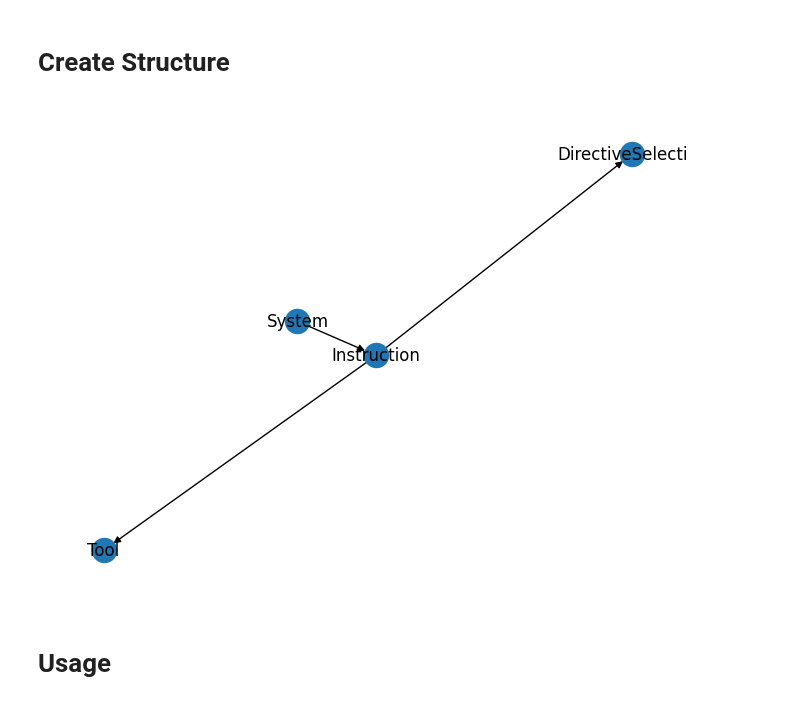
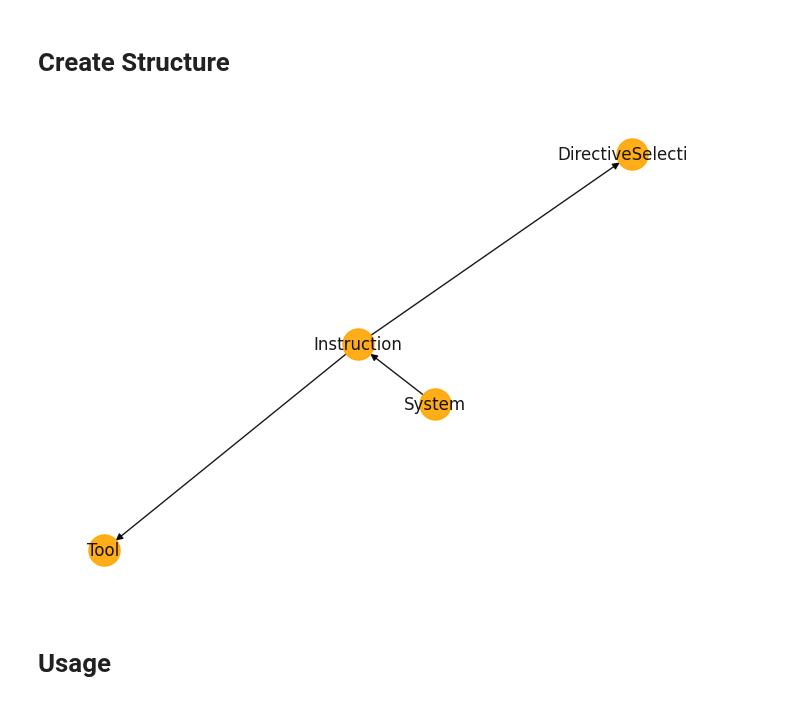
Before and after one commit to lion-agi/lionagi, a Jupyter notebook: notebooks/lion_agent/lion_agent_tool_action_selection.ipynb, the cells around one changed output. Drawn from its saved outputs; the diff is of its cells as text; code cells hidden in the pictures.

```diff
--- a/notebooks/lion_agent/lion_agent_tool_action_selection.ipynb
+++ b/notebooks/lion_agent/lion_agent_tool_action_selection.ipynb
@@ -49,12 +49,7 @@ struct_mul.add_edge(instruction, action)
-# %%
-import networkx as nx
-import matplotlib.pyplot as plt
-
-g = struct_mul.to_networkx()
-labels = nx.get_node_attributes(g, "class_name")
-nx.draw(g, labels=labels)
-# %% [output]
-[figure, removed]
+# %%
+graph_mul.display()
+# %% [output]
+[figure, added]
 # %%
 # output_parser parameter: agent self
 # output_parser return: the expected result that should be returned after execution
```
Also changed, not shown: parts of 8 cells of this notebook, 6 other files.
